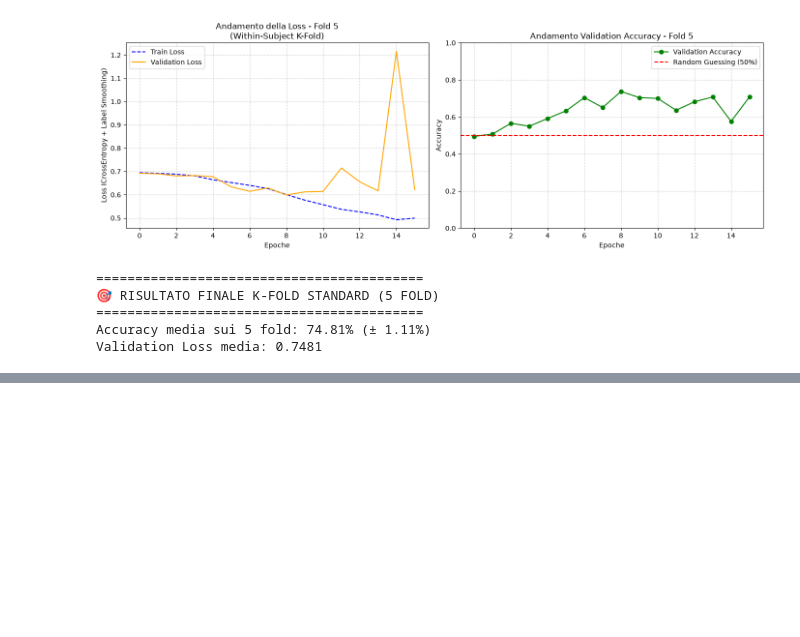
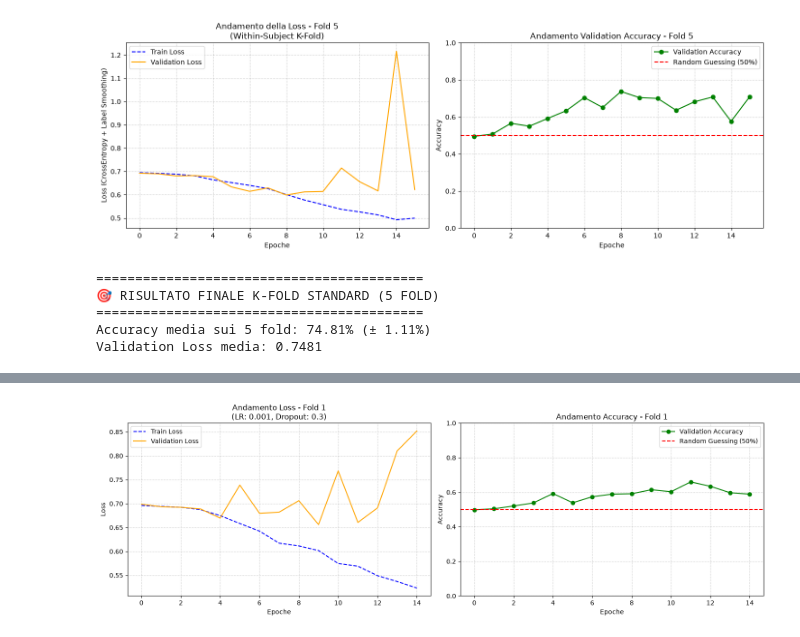
Before and after one commit to mariasonetto01/eeg-bci-transformer-pipeline, a Jupyter notebook: notebook/eeg-bci-transformer-pipeline.ipynb, the cells around one changed output, grey strips where cells are left out. Cells and saved outputs as stored; diff of their text form; code cells hidden in the pictures; blank space fills up the shorter version.

```diff
--- a/notebook/eeg-bci-transformer-pipeline.ipynb
+++ b/notebook/eeg-bci-transformer-pipeline.ipynb
@@ -1343,0 +1456,98 @@ Validation Loss media: 0.7481
+# %%
+# ==========================================
+# 4. TRAINING FINALE E PLOT CON I MIGLIORI IPERPARAMETRI
+# ==========================================
+FINAL_EPOCHS = 30  # Usiamo tutte le epoche per il training definitivo
+all_fold_best_accs = []
+all_fold_best_losses = []
+
+print(f"\n==========================================")
+print(f"🚀 AVVIO TRAINING FINALE SUI 5 FOLD")
+print(f"Usando i parametri vincenti: {best_hyperparams}")
+print(f"==========================================")
+
+for fold, (train_idx, val_idx) in enumerate(gkf.split(X_training_validation_raw, y_training_validation, subjects_ids_training_validation)):
+
+    print(f"\n--- FOLD FINALE {fold + 1}/5 (Cross-Subject) ---")
+
+    X_train_raw = X_training_validation_raw[train_idx]
+    y_train = y_training_validation[train_idx]
+    X_val_raw = X_training_validation_raw[val_idx]
+    y_val = y_training_validation[val_idx]
+
+    # Normalizzazione esclusiva sul train del fold (Prevenzione Data Leakage)
+    train_mean = np.mean(X_train_raw, axis=(0, 2), keepdims=True)
+    train_std = np.std(X_train_raw, axis=(0, 2), keepdims=True)
+
+    X_train_norm = (X_train_raw - train_mean) / (train_std + epsilon)
+    X_train_final = X_train_norm + (ALPHA_NOISE * np.random.randn(*X_train_norm.shape))
+    X_val_final = (X_val_raw - train_mean) / (train_std + epsilon)
+
+    train_loader = DataLoader(EEGDataset(X_train_final, y_train), batch_size=BATCH_SIZE, shuffle=True)
+    val_loader = DataLoader(EEGDataset(X_val_final, y_val), batch_size=BATCH_SIZE, shuffle=False)
+
+    # Inizializzazione del modello con i parametri ottimali della Grid Search
+    model = EEGConformer(
+        num_channels=64, time_steps=641, d_model=32,
+        nhead=4, num_layers=1, d_ff=128,
+        dropout=best_hyperparams['dropout'], num_classes=2
+    ).to(device)
+
+    criterion = nn.CrossEntropyLoss(label_smoothing=0.1)
+    optimizer = optim.AdamW(model.parameters(), lr=best_hyperparams['lr'], weight_decay=best_hyperparams['weight_decay'])
+    scheduler = optim.lr_scheduler.CosineAnnealingLR(optimizer, T_max=FINAL_EPOCHS, eta_min=1e-6)
+
+    trainer = EEGTrainer(model=model, criterion=criterion, optimizer=optimizer, device=device)
+    trainer.scheduler = scheduler
+
+    # Esecuzione del training e della validazione
+    best_val_acc, train_losses, val_losses, val_accuracies = trainer.train_and_validate(
+        train_loader=train_loader, val_loader=val_loader, epochs=FINAL_EPOCHS
+    )
+
+    max_fold_acc = max(val_accuracies)
+    min_fold_loss = min(val_losses)
+
+    all_fold_best_accs.append(max_fold_acc)
+    all_fold_best_losses.append(min_fold_loss)
+
+    print(f"✅ Fold {fold + 1} completato | Min Val Loss: {min_fold_loss:.4f} | Max Val Acc: {max_fold_acc*100:.2f}%")
+
+    # ==========================================
+    # PLOT DELLE CURVE (Train Loss, Val Loss, Val Accuracy)
+    # ==========================================
+    plt.figure(figsize=(15, 5))
+
+    # Grafico 1: Loss (Train vs Validation)
+    plt.subplot(1, 2, 1)
+    plt.plot(train_losses, linestyle='--', color='blue', label='Train Loss')
+    plt.plot(val_losses, linestyle='-', color='orange', label='Validation Loss')
+    plt.title(f'Andamento Loss - Fold {fold + 1}\n(LR: {best_hyperparams["lr"]}, Dropout: {best_hyperparams["dropout"]})')
+    plt.xlabel('Epoche')
+    plt.ylabel('Loss')
+    plt.legend()
+    plt.grid(True, linestyle=':')
+
+    # Grafico 2: Accuracy di Validazione
+    plt.subplot(1, 2, 2)
+    plt.plot(val_accuracies, marker='o', color='green', label='Validation Accuracy')
+    plt.axhline(y=0.5, color='red', linestyle='--', label='Random Guessing (50%)')
+    plt.title(f'Andamento Accuracy - Fold {fold + 1}')
+    plt.xlabel('Epoche')
+    plt.ylabel('Accuracy')
+    plt.ylim(0.0, 1.0)
+    plt.legend()
+    plt.grid(True, linestyle=':')
+
+    plt.tight_layout()
+    plt.show()
+
+# ==========================================
+# 5. REPORT STATISTICO FINALE COMPLESSIVO
+# ==========================================
+print(f"\n==========================================")
+print(f"🎯 RISULTATO FINALE COMPLESSIVO (5 FOLD)")
+print(f"==========================================")
+print(f"Accuracy media sui 5 fold: {np.mean(all_fold_best_accs) * 100:.2f}% (± {np.std(all_fold_best_accs) * 100:.2f}%)")
+print(f"Validation Loss media (minima): {np.mean(all_fold_best_losses):.4f}")
+# %% [output]
@@ -1343,0 +1571 @@ Validation Loss media: 0.7481
+[figure, added]
```
Also changed, not shown: parts of 13 cells of this notebook, 4 other files.
